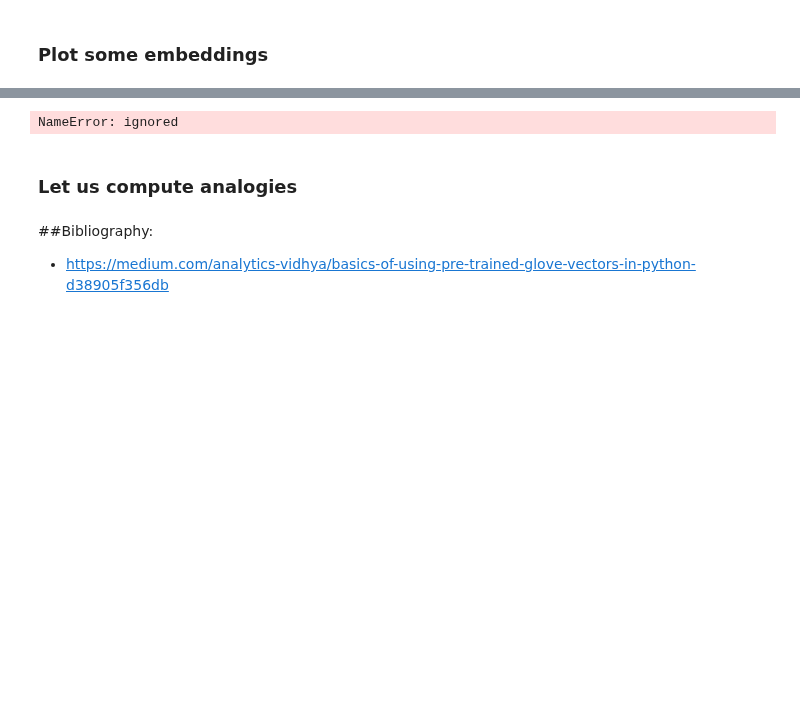
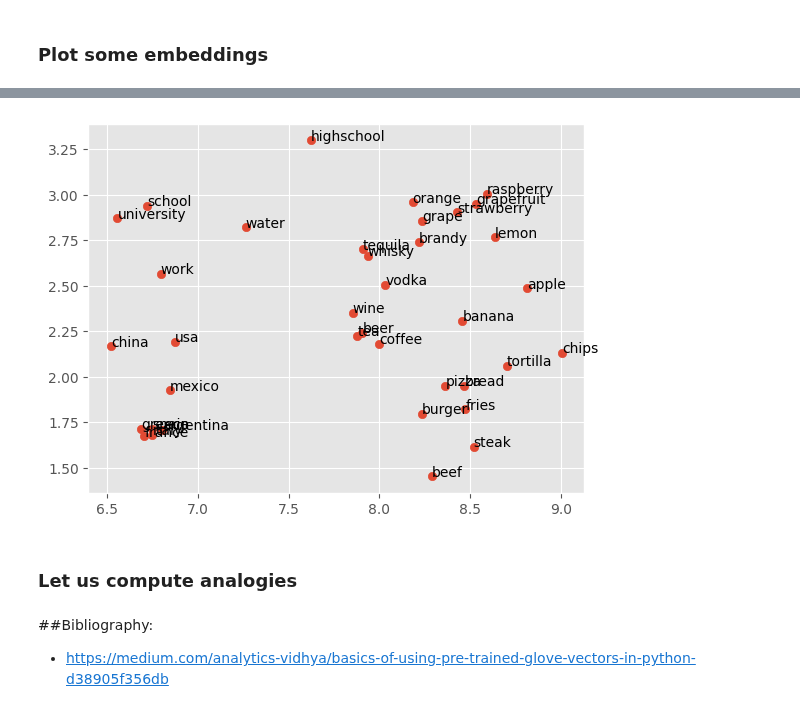
Before and after one commit to andreac941/tutorials, a Jupyter notebook: A3a_DL_TC5033_embeddings_hw1.ipynb, the cells around one changed output, grey strips where cells are left out. Saved outputs shown, nothing was run; the diff lists cells and outputs as text; code cells hidden in the pictures; blank space fills up the shorter version.

```diff
--- a/A3a_DL_TC5033_embeddings_hw1.ipynb
+++ b/A3a_DL_TC5033_embeddings_hw1.ipynb
@@ -78,8 +84,8 @@ embeddings_dict = create_emb_dictionary(PATH)
 # %%
 # Serialize
-with open('embeddings_dict_100D.pkl', 'wb') as f:
+with open('embeddings_dict_300D.pkl', 'wb') as f:
     pickle.dump(embeddings_dict, f, pickle.HIGHEST_PROTOCOL)
 # %%
 # Deserialize
-with open('embeddings_dict_100D.pkl', 'rb') as f:
-   embeddings_dict = pickle.load(f)
+with open('embeddings_dict_300D.pkl', 'rb') as f:
+    embeddings_dict = pickle.load(f)
@@ -111,7 +130,15 @@ show_n_first_words(PATH, 10)
 # %% [markdown]
 ### Plot some embeddings
-# %%
-def plot_embeddings(emb_path, words2show, emb_dim, embeddings_dict, func = PCA):
-    pass
+# %%
+def plot_embeddings(emb_path, words2show, emb_dim, embeddings_dict, func = TSNE):
+  FUNC = func(n_components=2, random_state = 0)
+  words = words2show
+  vectors = [embeddings_dict[word] for word in words]
+  Y = FUNC.fit_transform(np.array(vectors[:emb_dim]))
+  plt.scatter(Y[:, 0], Y[:, 1])
+
+  for label, x, y in zip(words, Y[:, 0], Y[:, 1]):
+    plt.annotate(label, xy=(x, y), xytext=(0, 0), textcoords="offset points")
+  plt.show()
 # %%
 words= ['burger', 'tortilla', 'bread', 'pizza', 'beef', 'steak', 'fries', 'chips',
@@ -125,8 +154,8 @@ plot_embeddings(PATH, words, emb_dim, embeddings_dict, PCA)
 # %%
 # t-SNE dimensionality reduction for visualization
-embeddings = plot_embeddings(PATH, words, emb_dim, embeddings_dict, tSNE)
+embeddings = plot_embeddings(PATH, words, emb_dim, embeddings_dict, TSNE)
 # %% [output]
-NameError: ignored
+[figure, added]
 # %% [markdown]
 ### Let us compute analogies
 # %%
```
Also changed, not shown: parts of 7 cells of this notebook.
